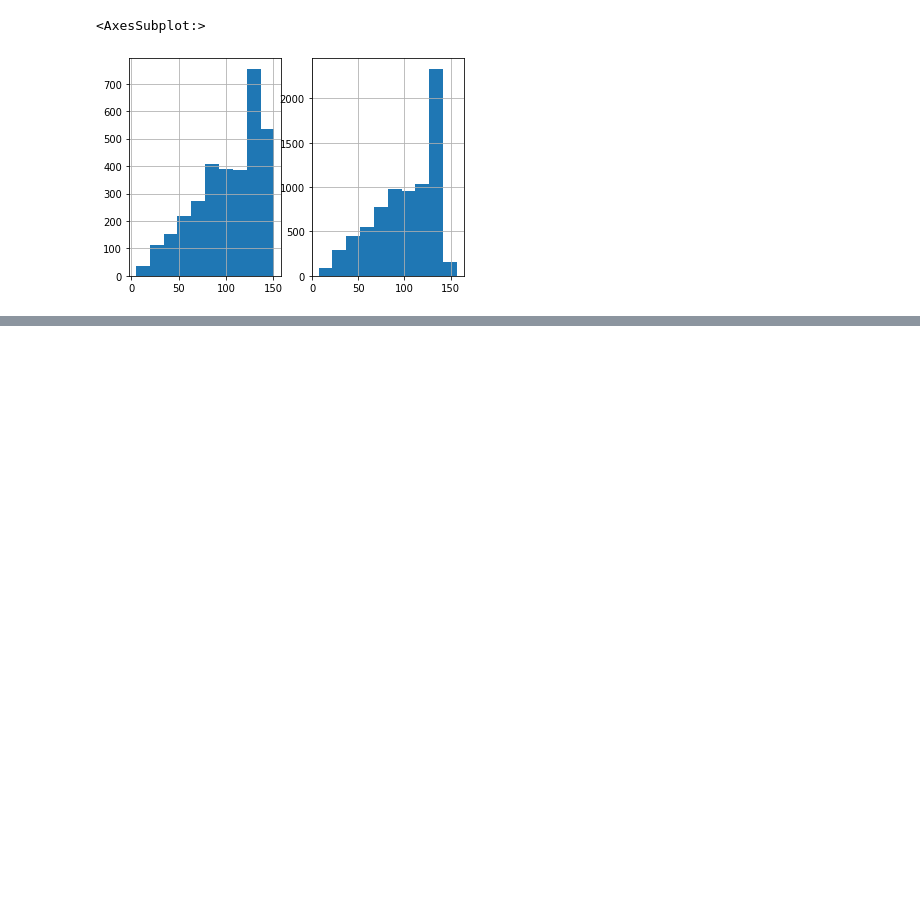
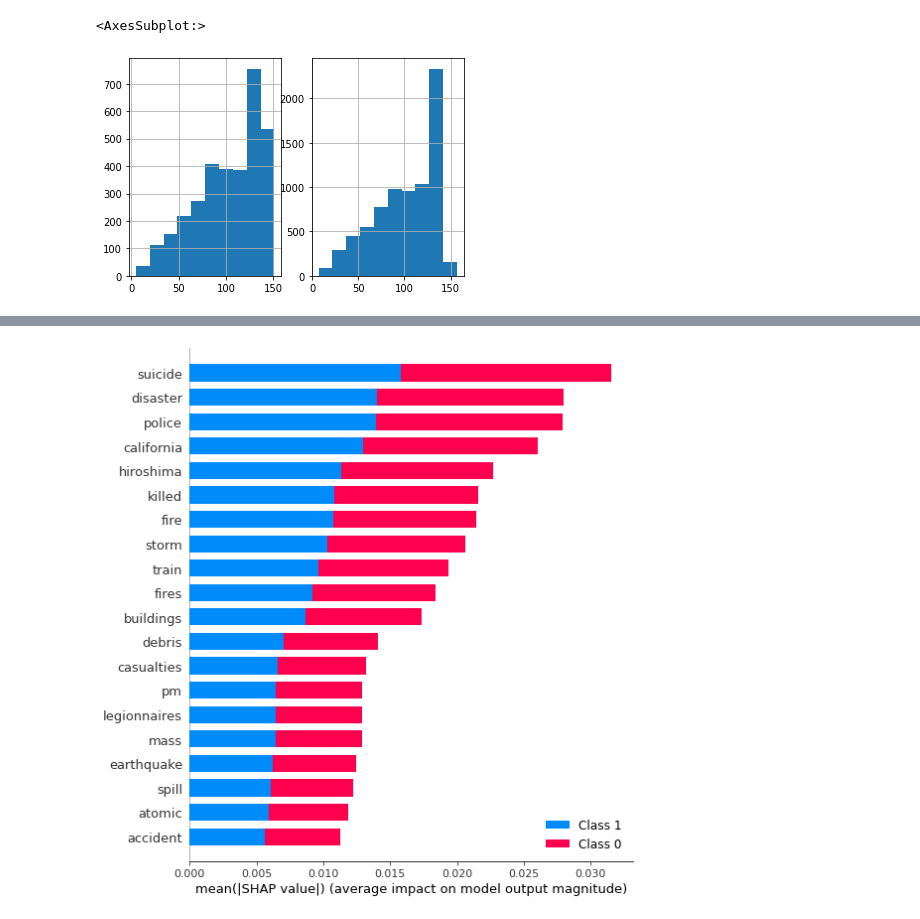
Before and after one commit to Alexandre-Caldeira/disaster-tweets-nlp, a Jupyter notebook: disastertweets-notebook2f42bd63a0.ipynb, the cells around one changed output, grey strips where cells are left out. Cells and saved outputs as stored; diff of their text form; code cells hidden in the pictures; blank space fills up the shorter version.

```diff
--- a/disastertweets-notebook2f42bd63a0.ipynb
+++ b/disastertweets-notebook2f42bd63a0.ipynb
@@ -502,0 +522,4 @@ plot_graphs(history, "loss")
+# %%
+outro = pd.DataFrame(matrix2, columns=columns2)
+outro['sentiment'] = train['sentiment']
+outro.drop('target',1)
@@ -502,0 +541,3 @@ plot_graphs(history, "loss")
+# %%
+%%time
+trained_models3, total_scores3, X_test3 = train_models2(outro, labels)
@@ -502,0 +555,11 @@ plot_graphs(history, "loss")
+# %%
+model_name = 'Decision Tree'
+# criando um dataframe para sair bacana no plot
+df_x_test = pd.DataFrame(X_test3, columns=outro.columns)
+df_x_test['sentiment']=train['sentiment']
+# passa para o shap o modelo e os dados para ele avaliar e gerar indicadores
+shap_values = shap.TreeExplainer(trained_models3[model_name]).shap_values(df_x_test)
+# plota um gráfico mostrando os termos mais importantes para o modelo
+shap.summary_plot(shap_values,df_x_test)
+# %% [output]
+[figure, added]
```
Also changed, not shown: parts of 36 cells of this notebook.
